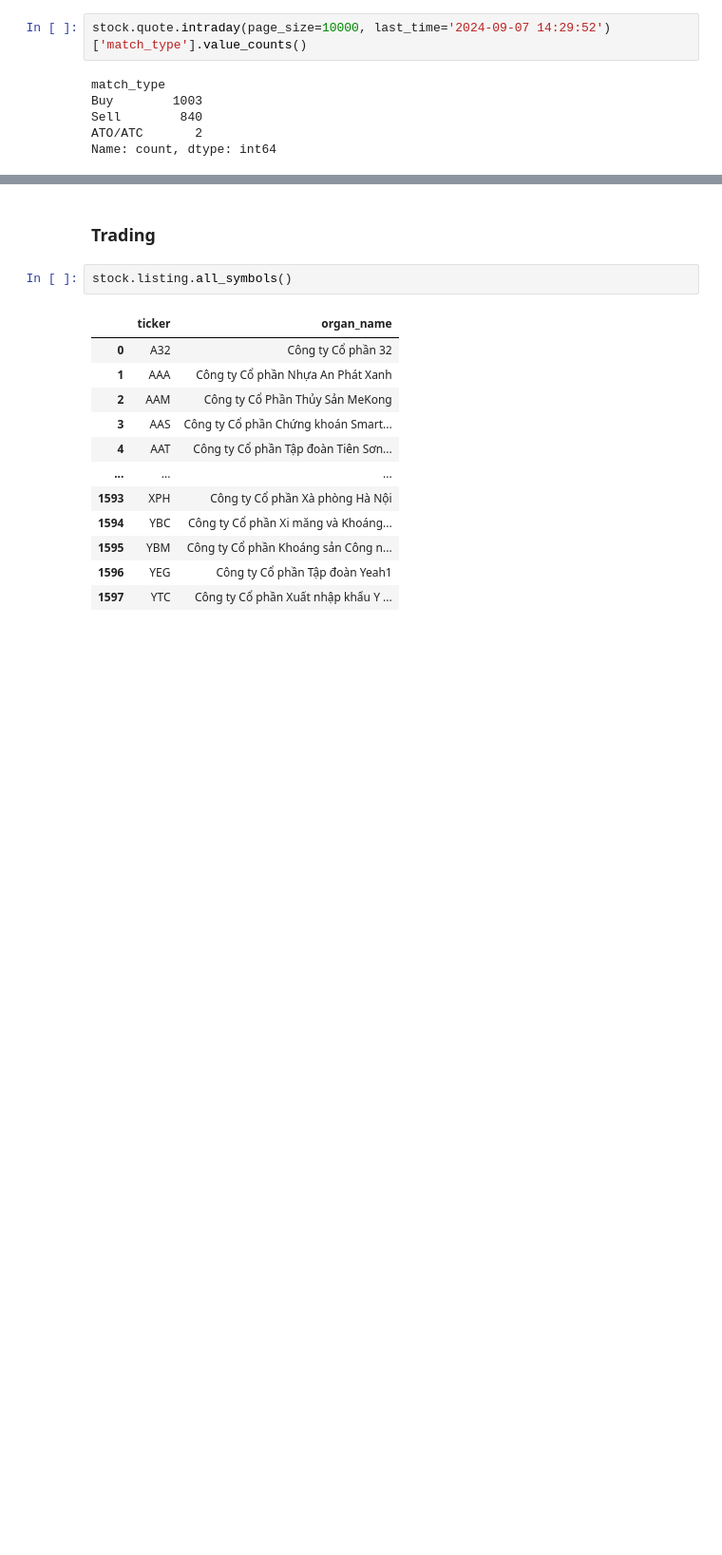
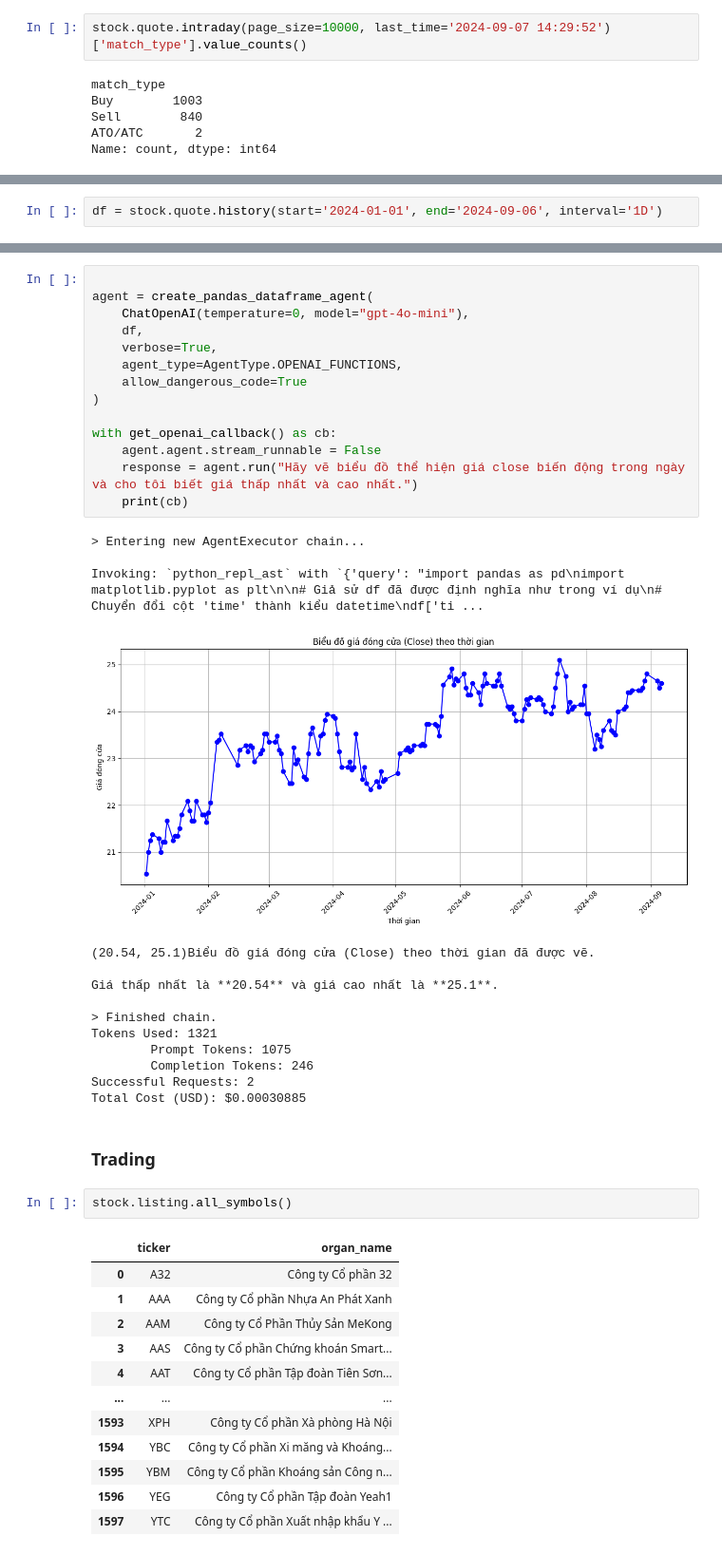
Before and after one commit to nguyenph17/my-assistant, a Jupyter notebook: stock.ipynb, the cells around one changed output, grey strips where cells are left out. Shown at 95% size. Drawn from its saved outputs; the diff is of its cells as text; blank space fills up the shorter version.

Commit message:
feature/apply_pandas_dataframe_agent

```diff
--- a/stock.ipynb
+++ b/stock.ipynb
@@ -17,0 +20,2 @@ Name: count, dtype: int64
+# %%
+df = stock.quote.history(start='2024-01-01', end='2024-09-06', interval='1D')
@@ -18,3 +45,32 @@ Name: count, dtype: int64
+# %%
+
+agent = create_pandas_dataframe_agent(
+    ChatOpenAI(temperature=0, model="gpt-4o-mini"),
+    df,
+    verbose=True,
+    agent_type=AgentType.OPENAI_FUNCTIONS,
+    allow_dangerous_code=True
+)
+
+with get_openai_callback() as cb:
+    agent.agent.stream_runnable = False
+    response = agent.run("Hãy vẽ biểu đồ thể hiện giá close biến động trong ngày và cho tôi biết giá thấp nhất và cao nhất.")
+    print(cb)
+# %% [output]
+> Entering new AgentExecutor chain...
+
+Invoking: `python_repl_ast` with `{'query': "import pandas as pd\nimport matplotlib.pyplot as plt\n\n# Giả sử df đã được định nghĩa như trong ví dụ\n# Chuyển đổi cột 'time' thành kiểu datetime\ndf['ti ...
+[figure, added]
+(20.54, 25.1)Biểu đồ giá đóng cửa (Close) theo thời gian đã được vẽ.
+
+Giá thấp nhất là **20.54** và giá cao nhất là **25.1**.
+
+> Finished chain.
+Tokens Used: 1321
+        Prompt Tokens: 1075
+        Completion Tokens: 246
+Successful Requests: 2
+Total Cost (USD): $0.00030885
 # %% [markdown]
 ### Trading
 # %%
```
Also changed, not shown: parts of 5 cells of this notebook.
